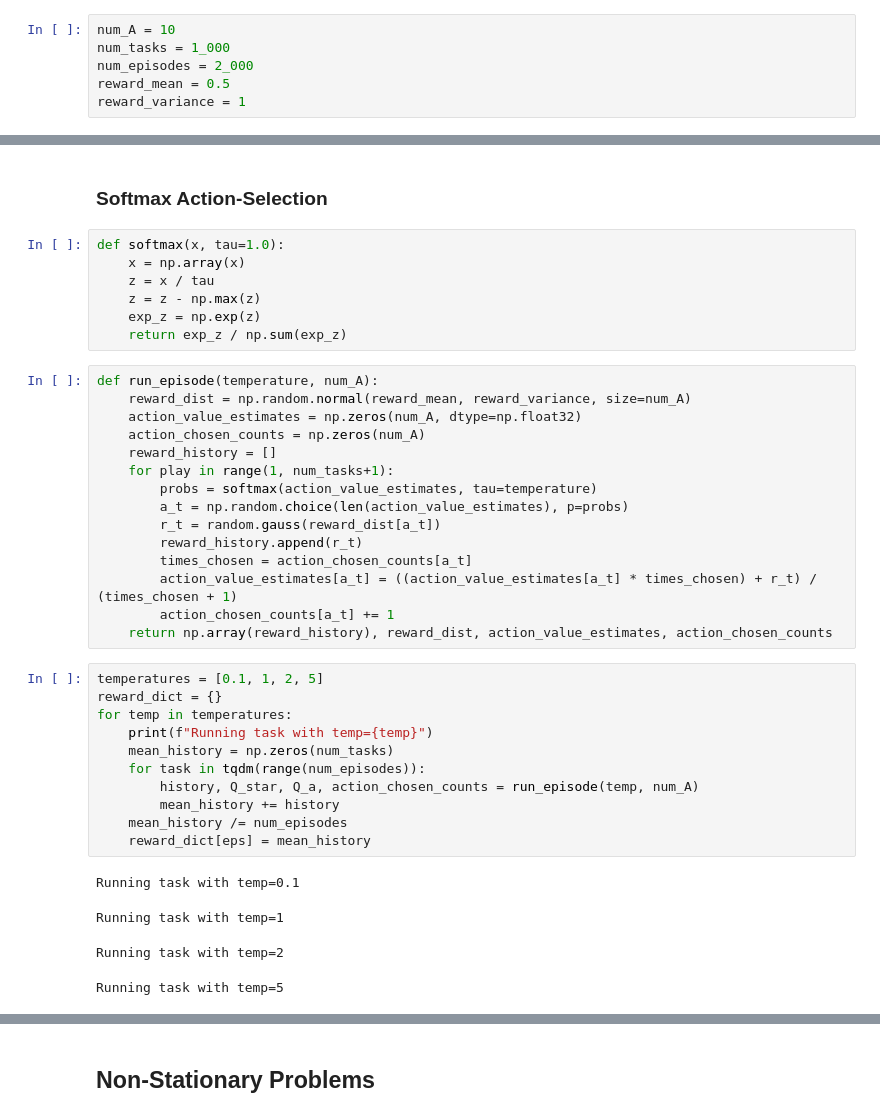
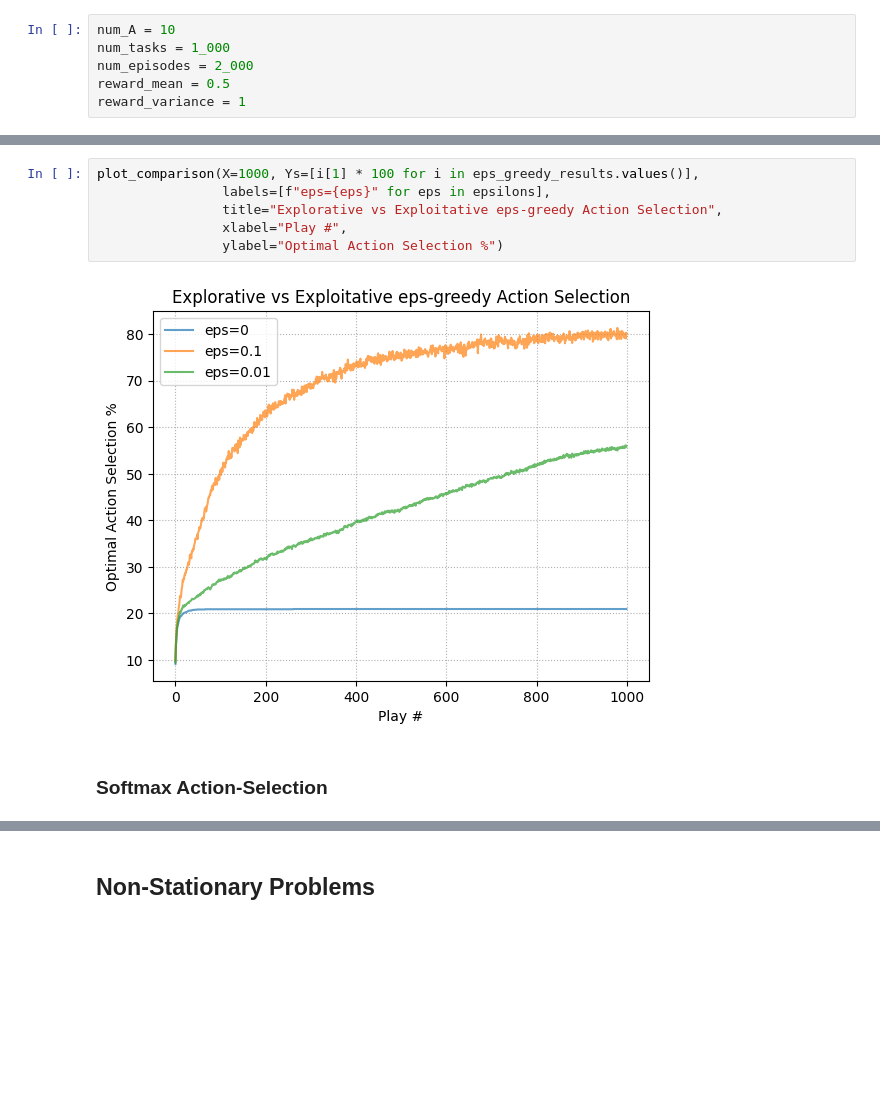
Before and after one commit to aadi219/reinforcement-learning, a Jupyter notebook: n-armed_bandit.ipynb, the cells around one changed output, grey strips where cells are left out. Cells and saved outputs as stored; diff of their text form; blank space fills up the shorter version.

```diff
--- a/n-armed_bandit.ipynb
+++ b/n-armed_bandit.ipynb
@@ -61,40 +103,10 @@ plt.show()
+# %%
+plot_comparison(X=1000, Ys=[i[1] * 100 for i in eps_greedy_results.values()],
+                labels=[f"eps={eps}" for eps in epsilons],
+                title="Explorative vs Exploitative eps-greedy Action Selection",
+                xlabel="Play #",
+                ylabel="Optimal Action Selection %")
+# %% [output]
+[figure, added]
 # %% [markdown]
 ### Softmax Action-Selection
-# %%
-def softmax(x, tau=1.0):
-    x = np.array(x)
-    z = x / tau
-    z = z - np.max(z)
-    exp_z = np.exp(z)
-    return exp_z / np.sum(exp_z)
-# %%
-def run_episode(temperature, num_A):
-    reward_dist = np.random.normal(reward_mean, reward_variance, size=num_A)
-    action_value_estimates = np.zeros(num_A, dtype=np.float32)
-    action_chosen_counts = np.zeros(num_A)
-    reward_history = []
-    for play in range(1, num_tasks+1):
-        probs = softmax(action_value_estimates, tau=temperature)
-        a_t = np.random.choice(len(action_value_estimates), p=probs)
-        r_t = random.gauss(reward_dist[a_t])
-        reward_history.append(r_t)
-        times_chosen = action_chosen_counts[a_t]
-        action_value_estimates[a_t] = ((action_value_estimates[a_t] * times_chosen) + r_t) / (times_chosen + 1)
-        action_chosen_counts[a_t] += 1
-    return np.array(reward_history), reward_dist, action_value_estimates, action_chosen_counts
-# %%
-temperatures = [0.1, 1, 2, 5]
-reward_dict = {}
-for temp in temperatures:
-    print(f"Running task with temp={temp}")
-    mean_history = np.zeros(num_tasks)
-    for task in tqdm(range(num_episodes)):
-        history, Q_star, Q_a, action_chosen_counts = run_episode(temp, num_A)
-        mean_history += history
-    mean_history /= num_episodes
-    reward_dict[eps] = mean_history
-# %% [output]
-Running task with temp=0.1
-Running task with temp=1
-Running task with temp=2
-Running task with temp=5
```
Also changed, not shown: parts of 30 cells of this notebook.
